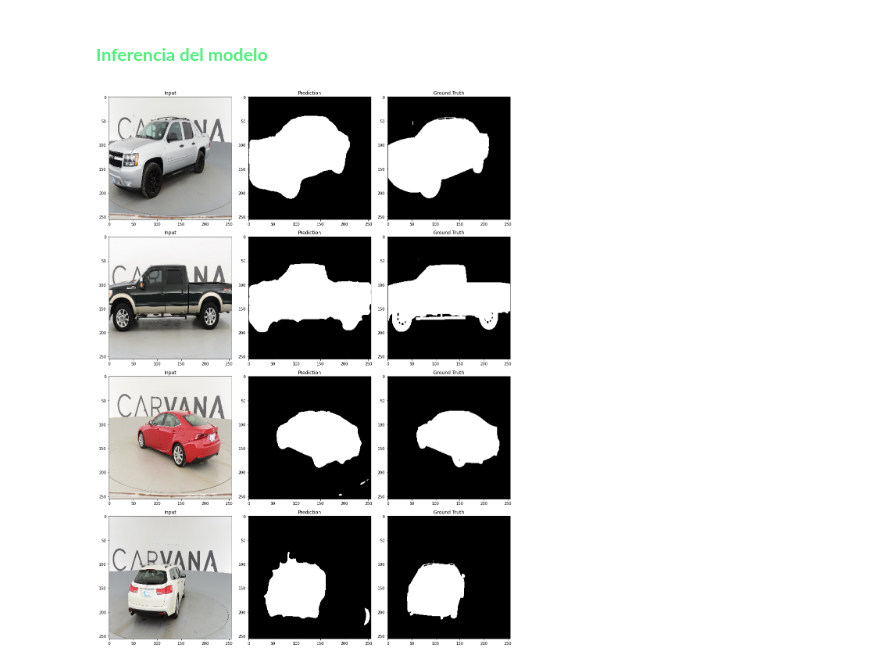
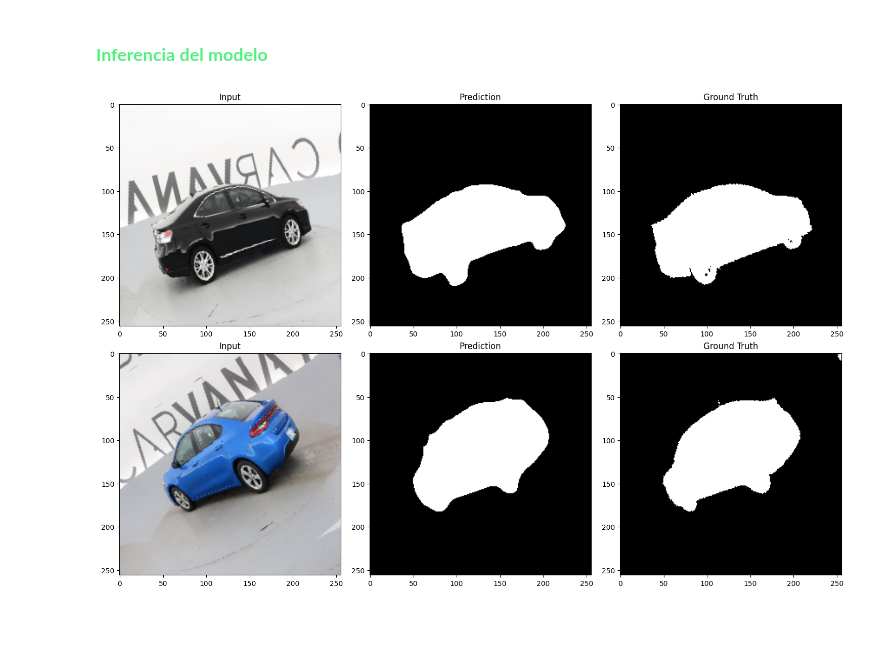
Before and after one commit to Majinka10/Hands-on-Computer-Vision, a Jupyter notebook: Sesiones/Sesion8/carvana/Carvana_Segmentation.ipynb, the cells around one changed output. Saved outputs shown, nothing was run; the diff lists cells and outputs as text; code cells hidden in the pictures; blank space fills up the shorter version.

Commit message:
carvana dice 0.97

```diff
--- a/Sesiones/Sesion8/carvana/Carvana_Segmentation.ipynb
+++ b/Sesiones/Sesion8/carvana/Carvana_Segmentation.ipynb
@@ -350,7 +362,7 @@ Salida: torch.Size([1, 1, 256, 256])
 # Hiperparametros
 LEARNING_RATE = 1e-4
 DEVICE = "cuda" if torch.cuda.is_available() else "cpu"
-BATCH_SIZE = 4
+BATCH_SIZE = 8
 # %%
 # Random split
 train_dataset, test_dataset = random_split(dataset, [.8, .2])
@@ -445,7 +458,7 @@ model_folder_path = f'models/carvana_model_{timestamp}'
 model_folder = os.mkdir(model_folder_path)
 epoch_number = 0
 # %%
-EPOCHS = 2
+EPOCHS = 10
 
 best_vloss = 1_000_000.
 
@@ -499,7 +513,7 @@ LOSS train: 0.041165306693956634 valid: 0.622985303401947
 ## <font color='#ECA702'>**Evaluación del modelo**</font>
 # %%
 """ Cargamos un modelo entrenado """
-path_model = "models/carvana_model_20240508_153205/model_20240508_153205_1.pth"
+path_model = "models/carvana_model_20240509_210132/model_20240509_210132_3.pth"
 model.load_state_dict(torch.load(path_model))
 model.to(DEVICE)
 # Apagamos el modo entrenamiento. Es equivalente a model.eval()
@@ -570,25 +582,7 @@ def visualize_results(model, dataset, num_samples=4):
 
   plt.tight_layout()
   plt.show()
-# %%
-show_imgs = 4
-random_list = np.random.choice(len(test_dataset), show_imgs, replace=False)
-
-fig, axes = plt.subplots(show_imgs, 3, figsize=(15, 5 * show_imgs))
-
-for i, idx in enumerate(random_list):
-    sample = test_dataset[idx]
-    mask = sample[1].squeeze(0).cpu()
-    img = sample[0].unsqueeze(0).to(DEVICE)
-    pred = torch.sigmoid(model(img))
-    pred = (pred > 0.5).squeeze(0).squeeze(0).float().cpu()
-    img = img.squeeze(0).permute(1, 2, 0).cpu()
-
-    axes[i, 0].imshow(img); axes[i, 0].set_title('Input')
-    axes[i, 1].imshow(pred, cmap='gray'); axes[i, 1].set_title('Prediction')
-    axes[i, 2].imshow(mask, cmap='gray'); axes[i, 2].set_title('Ground Truth')
-
-plt.tight_layout()
-plt.show()
-# %% [output]
-[figure, removed]
+# %%
+visualize_results(model, train_dataset, 2)
+# %% [output]
+[figure, added]
```
Also changed, not shown: parts of 10 cells of this notebook.
